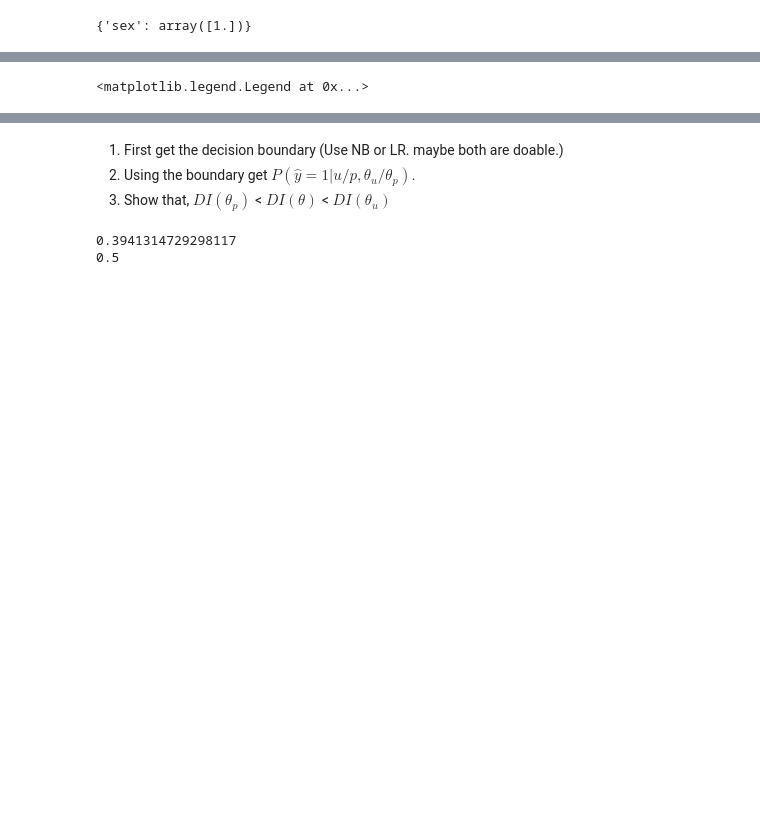
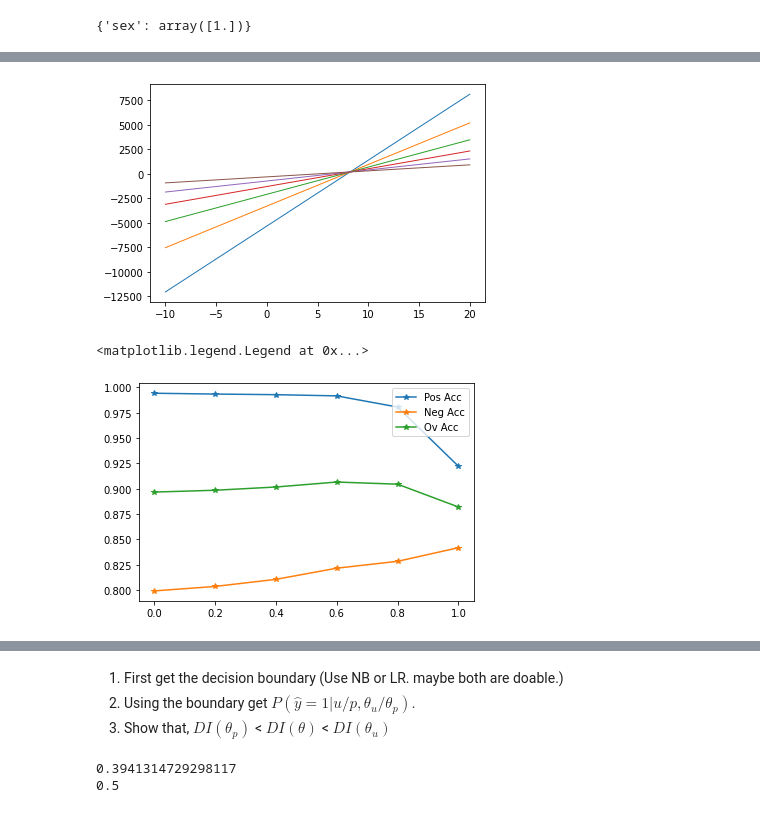
Before and after one commit to rakinhaider/Inherent-AI-Bias, a Jupyter notebook: notebooks/Groupwise Classifier Performance.ipynb, the cells around one changed output, grey strips where cells are left out. Drawn from its saved outputs; the diff is of its cells as text; code cells hidden in the pictures; blank space fills up the shorter version.

```diff
--- a/notebooks/Groupwise Classifier Performance.ipynb
+++ b/notebooks/Groupwise Classifier Performance.ipynb
@@ -378,36 +331,38 @@ gammas = [0, 0.2, 0.4, 0.6, 0.8, 1]
 
 cms = {}
 
 for g in gammas:
     temp_mod = copy.deepcopy(pmod)
     intercepts = np.add((1-g)*pmod.intercept_, g*umod.intercept_)
     temp_mod.intercept_ = intercepts
     coefs = np.add((1-g)*pmod.coef_, g*umod.coef_)
     temp_mod.coef_ = coefs
     cm = get_classifier_metrics(temp_mod, test_fd)
     cms[g] = cm
     plot_lr_boundary(temp_mod, plt, None)
 
 
-plt.xlim(-10, -5)
-plt.ylim(20, 25)
+# plt.xlim(-10, -5)
+# plt.ylim(20, 25)
 plt.show()
 
 skeys = sorted(cms.keys())
 accs = [cms[i][3] for i in skeys]
 plt.plot(skeys, accs, '*-', label='Pos Acc')
 
 accs = [cms[i][4] for i in skeys]
 plt.plot(skeys, accs, '*-', label='Neg Acc')
 plt.legend()
 
 accs = [cms[i][2] for i in skeys]
 plt.plot(skeys, accs, '*-', label='Ov Acc')
 plt.legend()
 
 # plt.hlines(0.935, 0, 1)
 # %% [output]
+[figure, added]
 <matplotlib.legend.Legend at 0x...>
+[figure, added]
 # %%
 print(*[cms[i] for i in cms], sep='\n')
 # %% [output]
```
Also changed, not shown: parts of 28 cells of this notebook, 13 other files.
